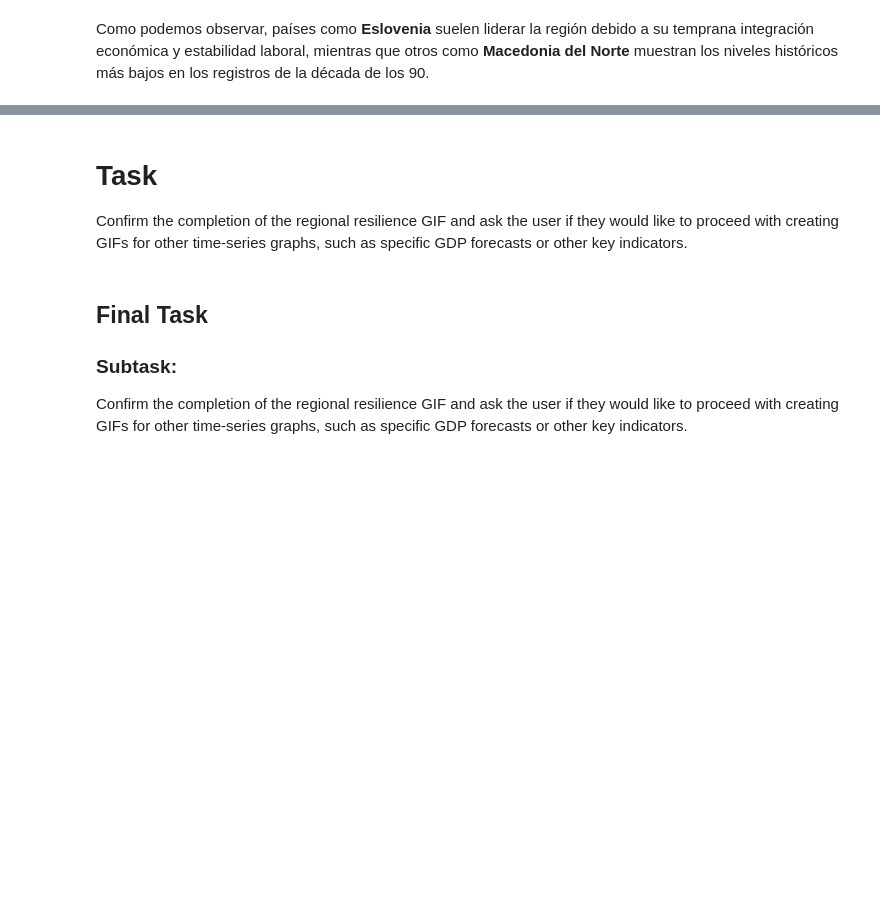
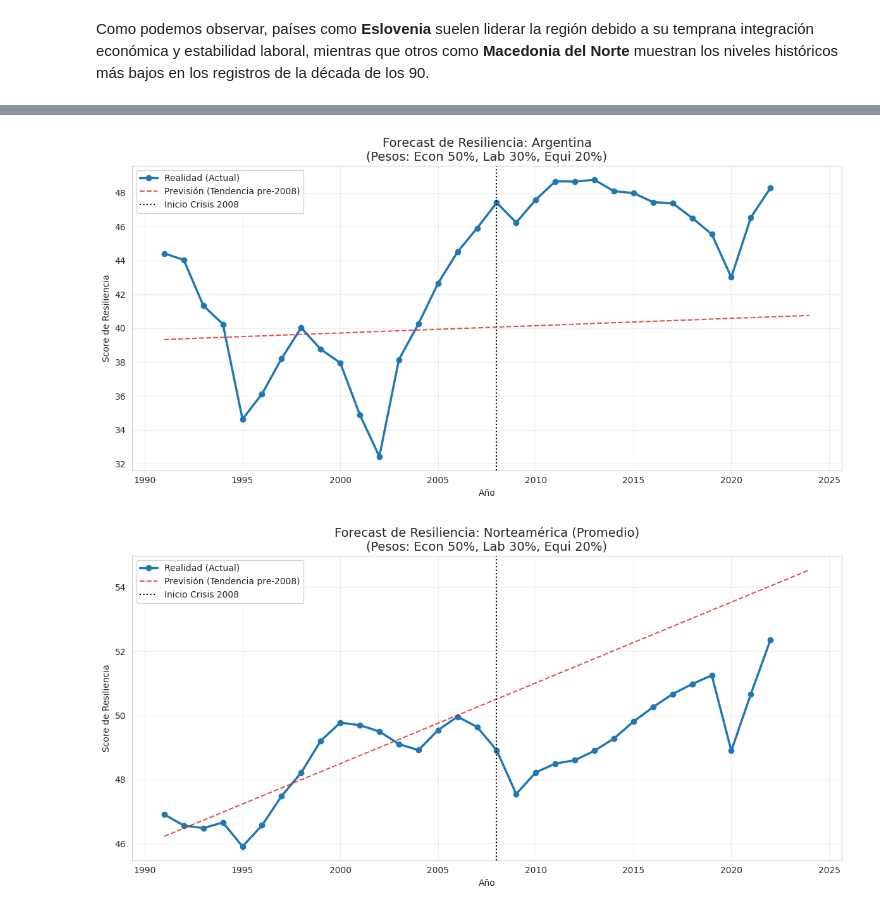
Before and after one commit to lucianoyllarreta/CLASE_CIENCIA_DATOS_I, a Jupyter notebook: LOS 4 FANTÁSTICOS/ SCORING.ipynb, the cells around one changed output, grey strips where cells are left out. Drawn from its saved outputs; the diff is of its cells as text; code cells hidden in the pictures; blank space fills up the shorter version.

```diff
--- a/LOS 4 FANTÁSTICOS/ SCORING.ipynb
+++ b/LOS 4 FANTÁSTICOS/ SCORING.ipynb
@@ -1006,3 +481,0 @@ This approach will give you high-quality images that integrate well with Canva p
-# %%
-import pandas as pd
-df = pd.read_csv('df_final.csv')
@@ -2939,8 +482,55 @@ Displayed: animation_frames_regional_resilience/frame_regional_2022.png
-# %% [markdown]
-# Task
-Confirm the completion of the regional resilience GIF and ask the user if they would like to proceed with creating GIFs for other time-series graphs, such as specific GDP forecasts or other key indicators.
-# %% [markdown]
-## Final Task
-
-### Subtask:
-Confirm the completion of the regional resilience GIF and ask the user if they would like to proceed with creating GIFs for other time-series graphs, such as specific GDP forecasts or other key indicators.
+# %%
+import numpy as np
+from sklearn.linear_model import LinearRegression
+import matplotlib.pyplot as plt
+
+# Confirmamos los pesos solicitados para el Score de Resiliencia
+PESO_ECONOMICO = 0.50
+PESO_LABORAL = 0.30
+PESO_EQUIDAD = 0.20
+
+# Definición de regiones
+norteamerica = ['United States', 'Canada', 'Mexico']
+
+def analyze_recovery(country_list, name):
+    # Agrupar datos por año para la región/país
+    df_reg = df[df['country'].isin(country_list)].groupby('year')['score_resiliencia'].mean().reset_index()
+
+    # Datos previos a la crisis (hasta 2007) para entrenar la tendencia
+    df_pre = df_reg[df_reg['year'] <= 2007]
+
+    if df_pre.empty:
+        print(f"No hay suficientes datos pre-2008 para {name}")
+        return
+
+    # Entrenar modelo de regresión lineal con la tendencia pre-crisis
+    model = LinearRegression()
+    X_pre = df_pre[['year']]
+    y_pre = df_pre['score_resiliencia']
+    model.fit(X_pre, y_pre)
+
+    # Generar el Forecast (proyección) para todo el periodo
+    df_reg['forecast'] = model.predict(df_reg[['year']])
+
+    # Visualización
+    plt.figure(figsize=(12, 6))
+    plt.plot(df_reg['year'], df_reg['score_resiliencia'], label='Realidad (Actual)', marker='o', linewidth=2.5, color='#1f77b4')
+    plt.plot(df_reg['year'], df_reg['forecast'], label='Previsión (Tendencia pre-2008)', linestyle='--', color='#d62728', alpha=0.8)
+
+    # Marcador de la crisis
+    plt.axvline(x=2008, color='black', linestyle=':', label='Inicio Crisis 2008')
+
+    plt.title(f'Forecast de Resiliencia: {name}\n(Pesos: Econ 50%, Lab 30%, Equi 20%)', fontsize=14)
+    plt.xlabel('Año')
+    plt.ylabel('Score de Resiliencia')
+    plt.legend(frameon=True)
+    plt.grid(True, alpha=0.3)
+    plt.tight_layout()
+    plt.show()
+
+# Ejecutar análisis para Argentina y Norteamérica
+analyze_recovery(['Argentina'], 'Argentina')
+analyze_recovery(norteamerica, 'Norteamérica (Promedio)')
+# %% [output]
+[figure, added]
+[figure, added]
```
Also changed, not shown: parts of 141 cells of this notebook.
